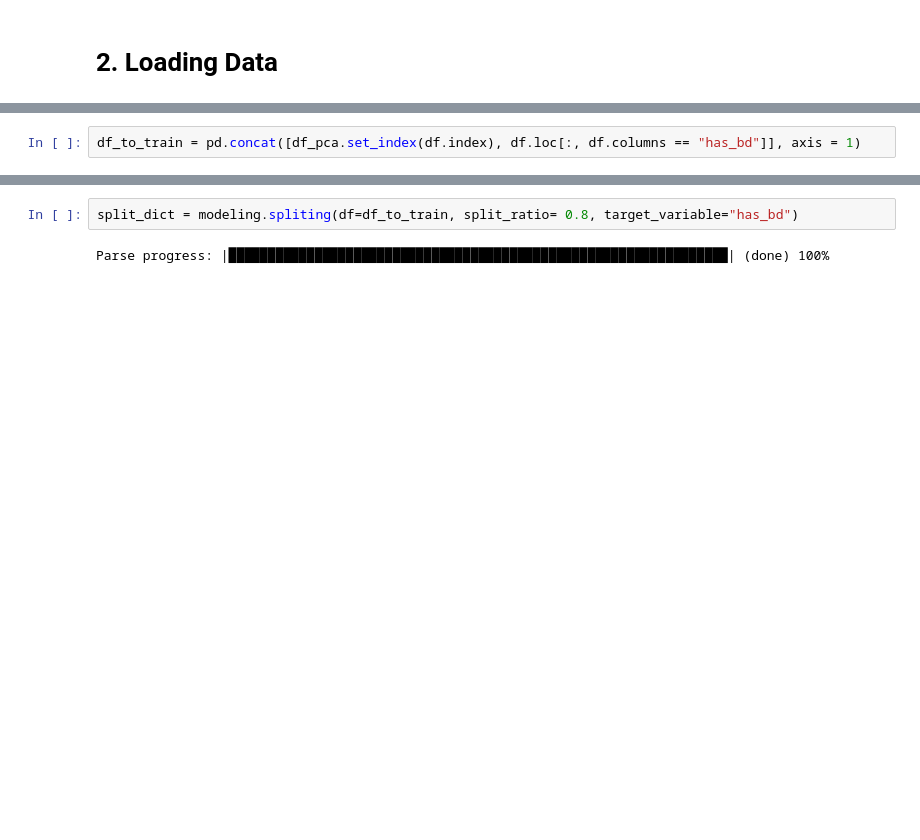
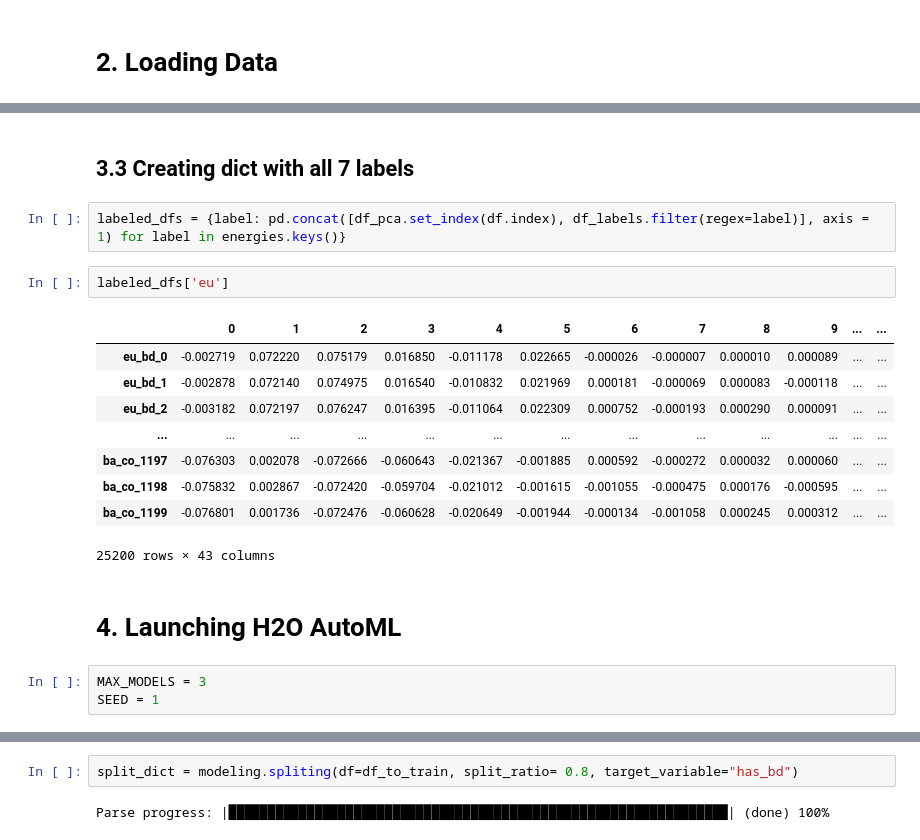
Before and after one commit to FelipeMFO/phd-data-wrangling, a Jupyter notebook: notebooks/modeling.ipynb, the cells around one changed output, grey strips where cells are left out. Cells and saved outputs as stored; diff of their text form; blank space fills up the shorter version.

```diff
--- a/notebooks/modeling.ipynb
+++ b/notebooks/modeling.ipynb
@@ -143,2 +96,0 @@ df_pca
-# %%
-df_to_train = pd.concat([df_pca.set_index(df.index), df.loc[:, df.columns == "has_bd"]], axis = 1)
@@ -156,0 +159,21 @@ df_to_train
+# %% [markdown]
+## 3.3 Creating dict with all 7 labels
+# %%
+labeled_dfs = {label: pd.concat([df_pca.set_index(df.index), df_labels.filter(regex=label)], axis = 1) for label in energies.keys()}
+# %%
+labeled_dfs['eu']
+# %% [output]
+|  | 0 | 1 | 2 | 3 | 4 | 5 | 6 | 7 | 8 | 9 | ... | ... |
+| eu_bd_0 | -0.002719 | 0.072220 | 0.075179 | 0.016850 | -0.011178 | 0.022665 | -0.000026 | -0.000007 | 0.000010 | 0.000089 | ... | ... |
+| eu_bd_1 | -0.002878 | 0.072140 | 0.074975 | 0.016540 | -0.010832 | 0.021969 | 0.000181 | -0.000069 | 0.000083 | -0.000118 | ... | ... |
+| eu_bd_2 | -0.003182 | 0.072197 | 0.076247 | 0.016395 | -0.011064 | 0.022309 | 0.000752 | -0.000193 | 0.000290 | 0.000091 | ... | ... |
+| ... | ... | ... | ... | ... | ... | ... | ... | ... | ... | ... | ... | ... |
+| ba_co_1197 | -0.076303 | 0.002078 | -0.072666 | -0.060643 | -0.021367 | -0.001885 | 0.000592 | -0.000272 | 0.000032 | 0.000060 | ... | ... |
+| ba_co_1198 | -0.075832 | 0.002867 | -0.072420 | -0.059704 | -0.021012 | -0.001615 | -0.001055 | -0.000475 | 0.000176 | -0.000595 | ... | ... |
+| ba_co_1199 | -0.076801 | 0.001736 | -0.072476 | -0.060628 | -0.020649 | -0.001944 | -0.000134 | -0.001058 | 0.000245 | 0.000312 | ... | ... |
+25200 rows × 43 columns
+# %% [markdown]
+# 4. Launching H2O AutoML
+# %%
+MAX_MODELS = 3
+SEED = 1
```
Also changed, not shown: parts of 32 cells of this notebook, 5 other files.
